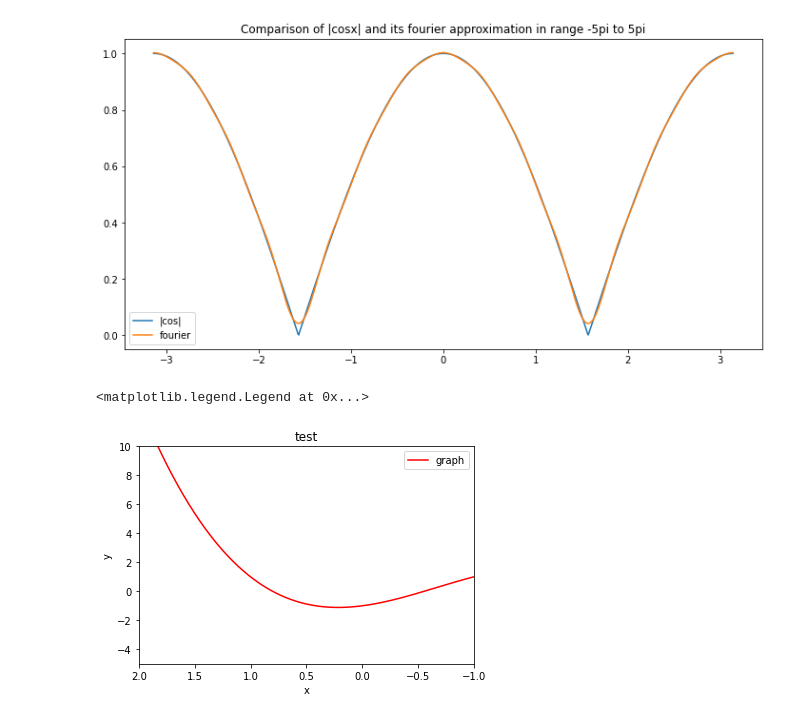
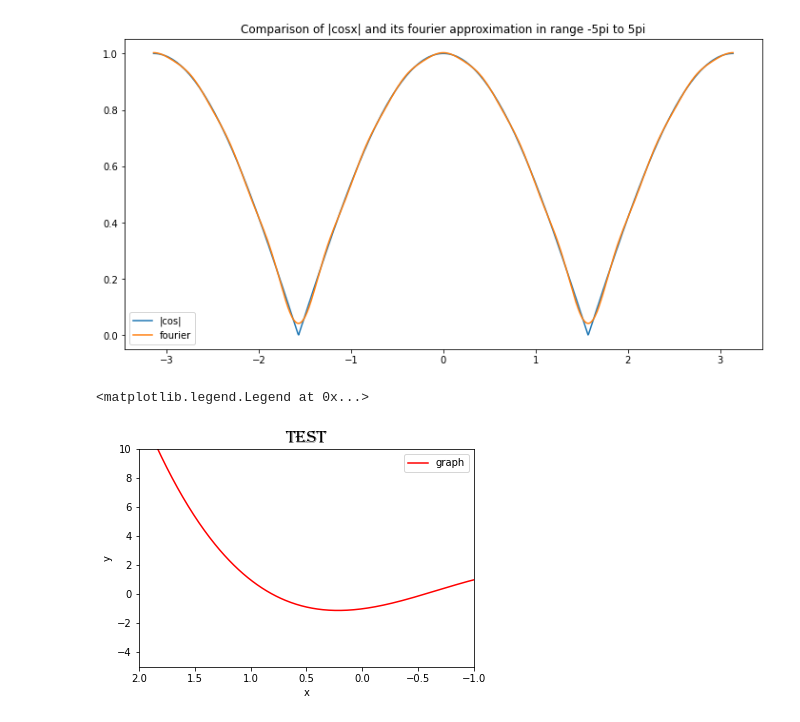
Before and after one commit to Ashim-Paudel/Matplotlib-Learning, a Jupyter notebook: Matplotlib 2.ipynb, the cells around one changed output. Drawn from its saved outputs; the diff is of its cells as text; code cells hidden in the pictures.

```diff
--- a/Matplotlib 2.ipynb
+++ b/Matplotlib 2.ipynb
@@ -90,20 +90,20 @@ plt.show()
 # %%
 #setting limits
 
 x = np.linspace (-3, 3, 1000)
 y = x**3 + 2 * x**2 - x - 1
 fig = plt.figure ()
 ax = fig.add_subplot ()
 ax.plot(x, y,c="r", label="graph")
 ax.set_xlim (-1, 2) # x-limits are -1 to 2
 ax.set_ylim (-5,10)
 #to invert the axes
 ax.invert_xaxis()
 
-plt.title("test")
+plt.title("test", fontsize = 18, font="algerian")
 plt.xlabel("x")
 plt.ylabel("y")
 plt.legend()
 # %% [output]
 <matplotlib.legend.Legend at 0x...>
-[figure, old version]
+[figure, new version]
```
Also changed, not shown: parts of 16 cells of this notebook, 17 other files.
